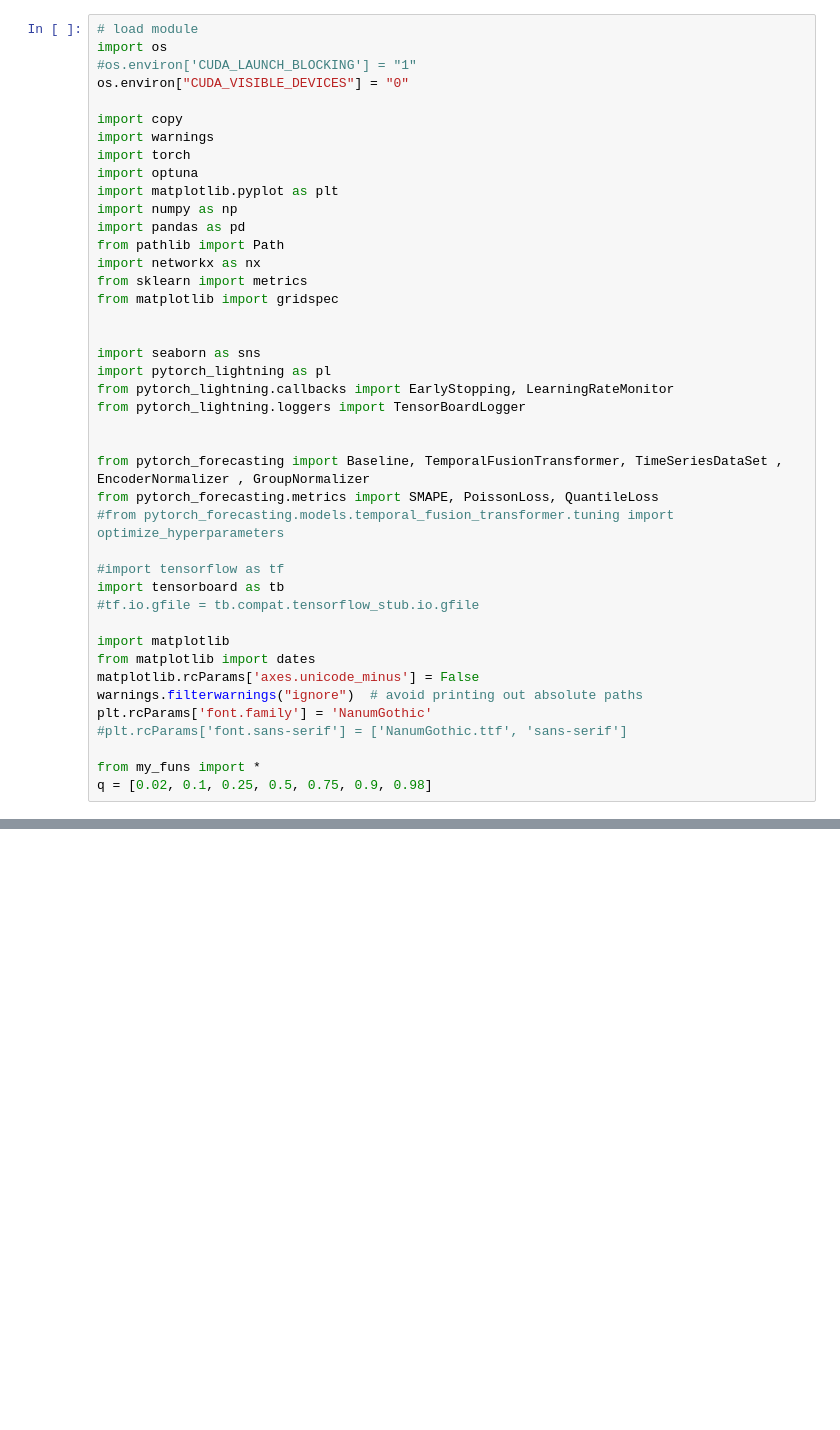
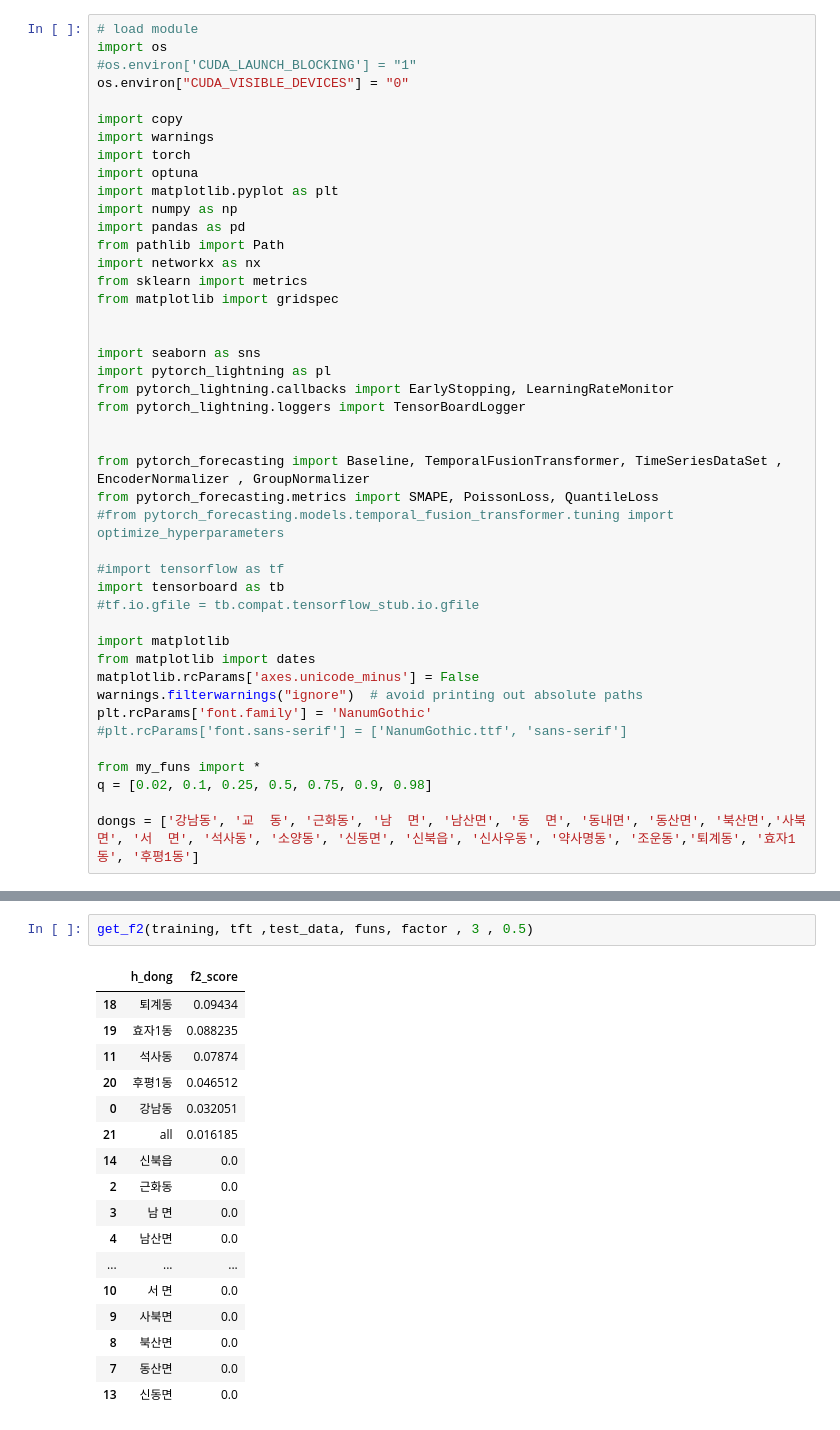
Before and after one commit to sigongjoa/Emergency_Demand, a Jupyter notebook: TFT/2022_12_15_TEST_ewma_alpha/result_veiw.ipynb, the cells around one changed output, grey strips where cells are left out. Drawn from its saved outputs; the diff is of its cells as text; blank space fills up the shorter version.

```diff
--- a/TFT/2022_12_15_TEST_ewma_alpha/result_veiw.ipynb
+++ b/TFT/2022_12_15_TEST_ewma_alpha/result_veiw.ipynb
@@ -40,4 +40,6 @@ plt.rcParams['font.family'] = 'NanumGothic'
 
 from my_funs import *
 q = [0.02, 0.1, 0.25, 0.5, 0.75, 0.9, 0.98]
+
+dongs = ['강남동', '교  동', '근화동', '남  면', '남산면', '동  면', '동내면', '동산면', '북산면','사북면', '서  면', '석사동', '소양동', '신동면', '신북읍', '신사우동', '약사명동', '조운동','퇴계동', '효자1동', '후평1동']
 # %%
@@ -100,0 +99,20 @@ def prediction_plot_n(training, tft ,data, dong , title, ewma_funs, factor ,n):
+# %%
+get_f2(training, tft ,test_data, funs, factor , 3 , 0.5)
+# %% [output]
+|  | h_dong | f2_score |
+| 18 | 퇴계동 | 0.09434 |
+| 19 | 효자1동 | 0.088235 |
+| 11 | 석사동 | 0.07874 |
+| 20 | 후평1동 | 0.046512 |
+| 0 | 강남동 | 0.032051 |
+| 21 | all | 0.016185 |
+| 14 | 신북읍 | 0.0 |
+| 2 | 근화동 | 0.0 |
+| 3 | 남 면 | 0.0 |
+| 4 | 남산면 | 0.0 |
+| ... | ... | ... |
+| 10 | 서 면 | 0.0 |
+| 9 | 사북면 | 0.0 |
+| 8 | 북산면 | 0.0 |
+| 7 | 동산면 | 0.0 |
+| 13 | 신동면 | 0.0 |
```
Also changed, not shown: parts of 6 cells of this notebook, 1 other file.
